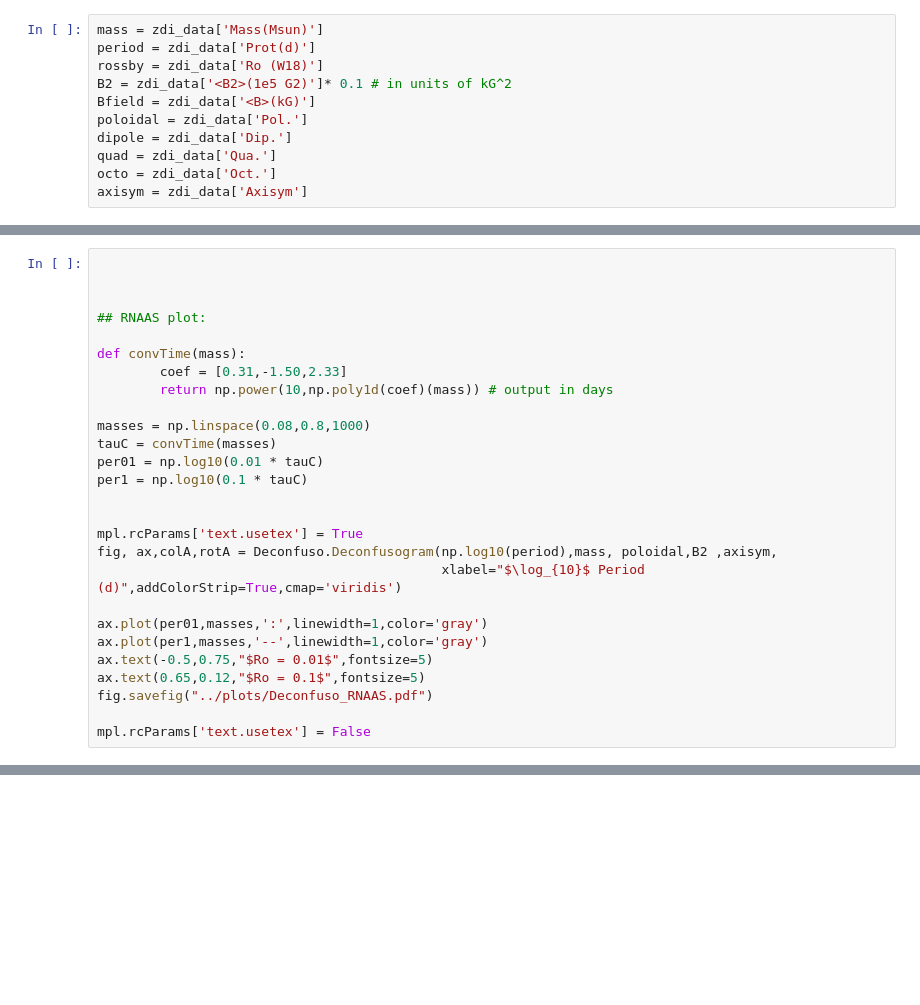
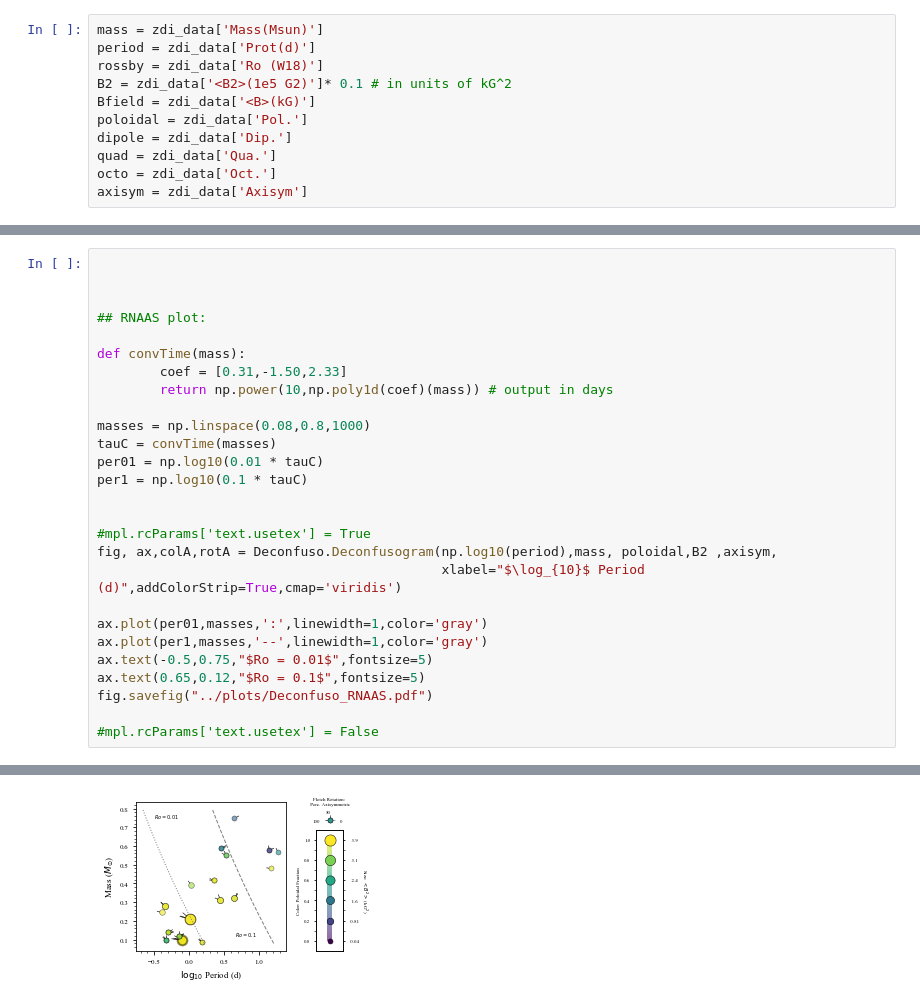
Before and after one commit to jspineda/Deconfuso, a Jupyter notebook: code/Plotting.ipynb, the cells around one changed output, grey strips where cells are left out. Saved outputs shown, nothing was run; the diff lists cells and outputs as text; blank space fills up the shorter version.

```diff
--- a/code/Plotting.ipynb
+++ b/code/Plotting.ipynb
@@ -65,7 +50,7 @@ per01 = np.log10(0.01 * tauC)
 per1 = np.log10(0.1 * tauC)
 
 
-mpl.rcParams['text.usetex'] = True
+#mpl.rcParams['text.usetex'] = True
 fig, ax,colA,rotA = Deconfuso.Deconfusogram(np.log10(period),mass, poloidal,B2 ,axisym,
                                             xlabel="$\log_{10}$ Period (d)",addColorStrip=True,cmap='viridis')
 
@@ -75,5 +60,5 @@ ax.text(-0.5,0.75,"$Ro = 0.01$",fontsize=5)
 ax.text(0.65,0.12,"$Ro = 0.1$",fontsize=5)
 fig.savefig("../plots/Deconfuso_RNAAS.pdf")
 
-mpl.rcParams['text.usetex'] = False
+#mpl.rcParams['text.usetex'] = False
 # %% [output]
@@ -81,0 +65 @@ mpl.rcParams['text.usetex'] = False
+[figure, added]
```
Also changed, not shown: parts of 5 cells of this notebook, 4 other files.
